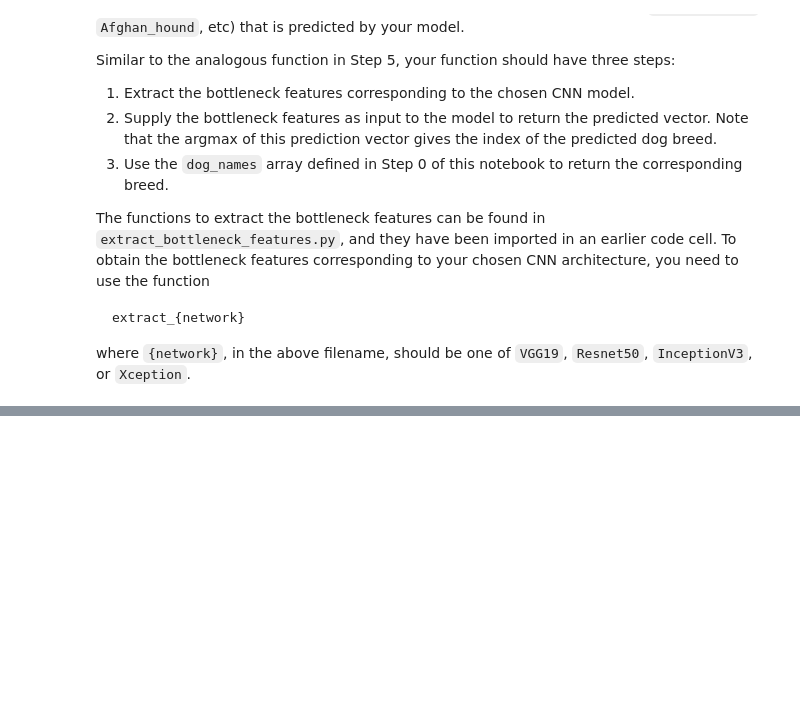
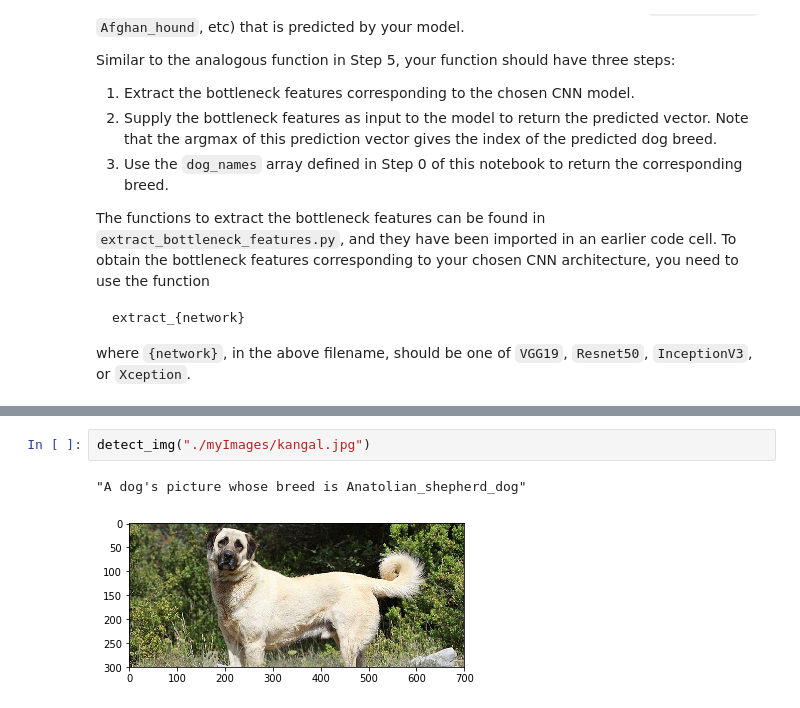
Before and after one commit to dursunkoc/dog-project, a Jupyter notebook: dog_app.ipynb, the cells around one changed output, grey strips where cells are left out. Cells and saved outputs as stored; diff of their text form; blank space fills up the shorter version.

```diff
--- a/dog_app.ipynb
+++ b/dog_app.ipynb
@@ -673,0 +769,5 @@ __Answer:__
+# %%
+detect_img("./myImages/kangal.jpg")
+# %% [output]
+"A dog's picture whose breed is Anatolian_shepherd_dog"
+[figure, added]
```
Also changed, not shown: parts of 22 cells of this notebook, 9 other files.
